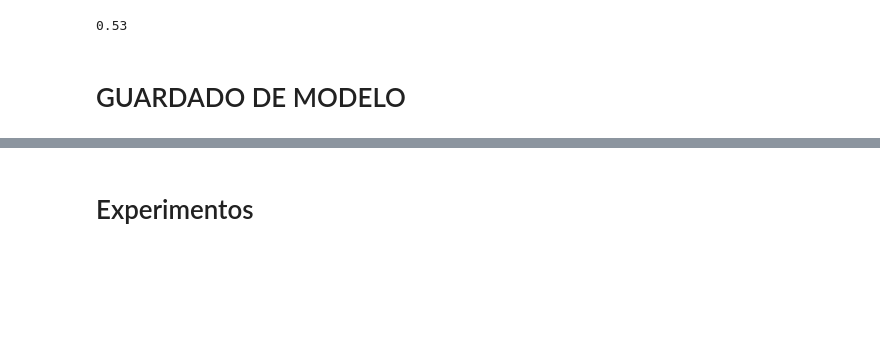
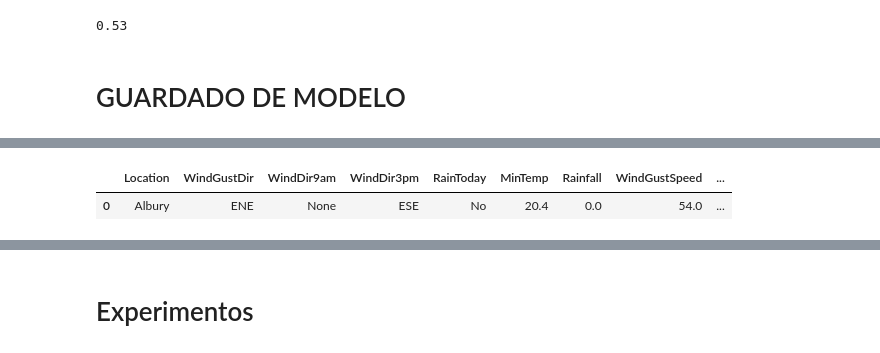
Before and after one commit to miguel-uicab/rain_in_australia, a Jupyter notebook: training/model_selection.ipynb, the cells around one changed output, grey strips where cells are left out. Cells and saved outputs as stored; diff of their text form; code cells hidden in the pictures; blank space fills up the shorter version.

```diff
--- a/training/model_selection.ipynb
+++ b/training/model_selection.ipynb
@@ -364,0 +371,15 @@ pickle.dump(clf, open(f'{path}rain_model.sav', 'wb'))
+# %%
+def get_dataframe(json=None):
+    """
+    Convierte una estructura json con la informarción básica payload
+    en un DataFrame. El .T rota el DataFrame con el fin de obtener
+    información tipo fila.
+    """
+    df_json = pd.DataFrame.from_dict(json, orient='index').T
+
+    return df_json
+# %%
+import json
+# Abrir el archivo JSON y leer su contenido
+with open('example.json', 'r') as f:
+    contenido_json = json.load(f)
@@ -364,0 +403,7 @@ pickle.dump(clf, open(f'{path}rain_model.sav', 'wb'))
+# %%
+df = get_dataframe(json=contenido_json)
+# %%
+df
+# %% [output]
+|  | Location | WindGustDir | WindDir9am | WindDir3pm | RainToday | MinTemp | Rainfall | WindGustSpeed | ... |
+| 0 | Albury | ENE | None | ESE | No | 20.4 | 0.0 | 54.0 | ... |
```
Also changed, not shown: parts of 11 cells of this notebook.
